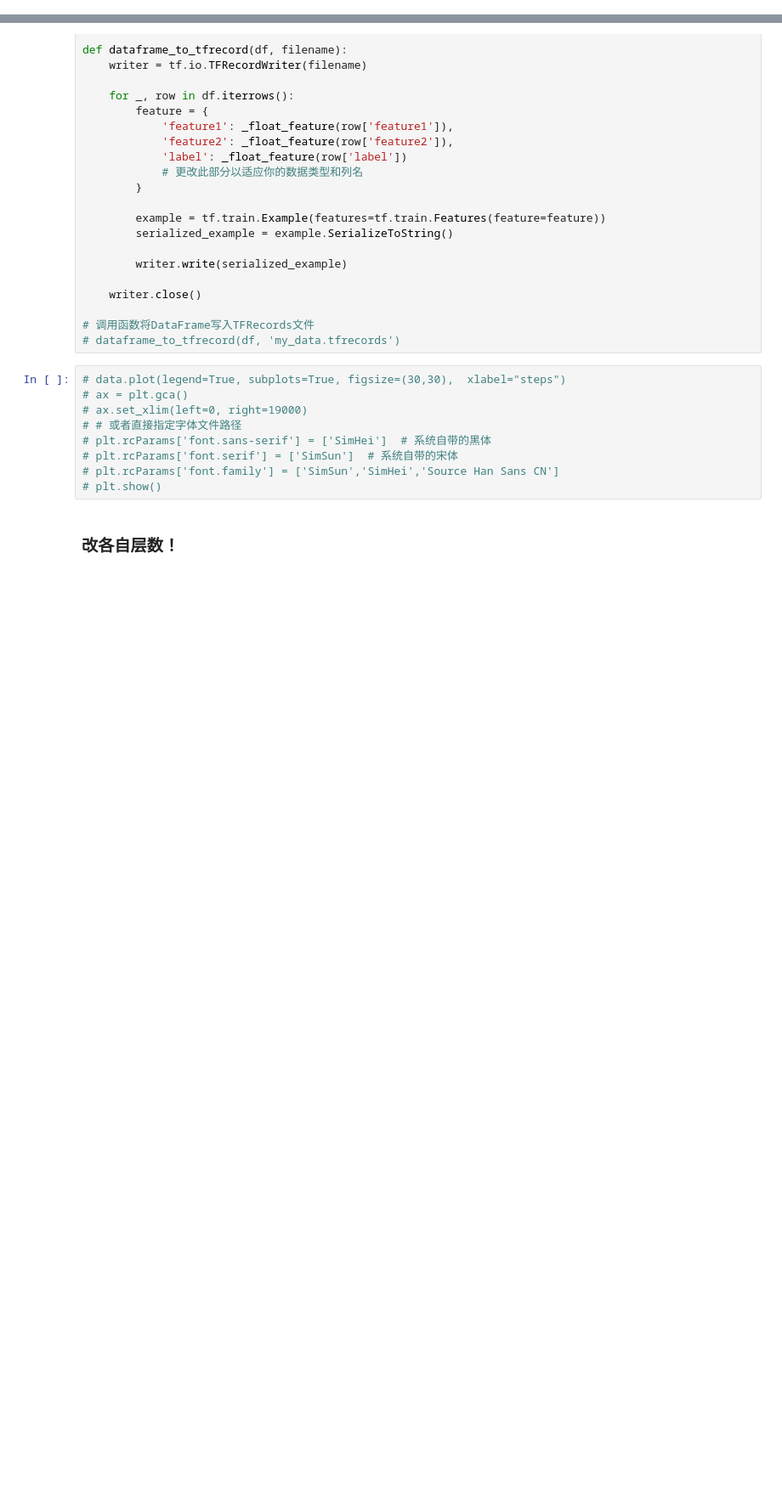
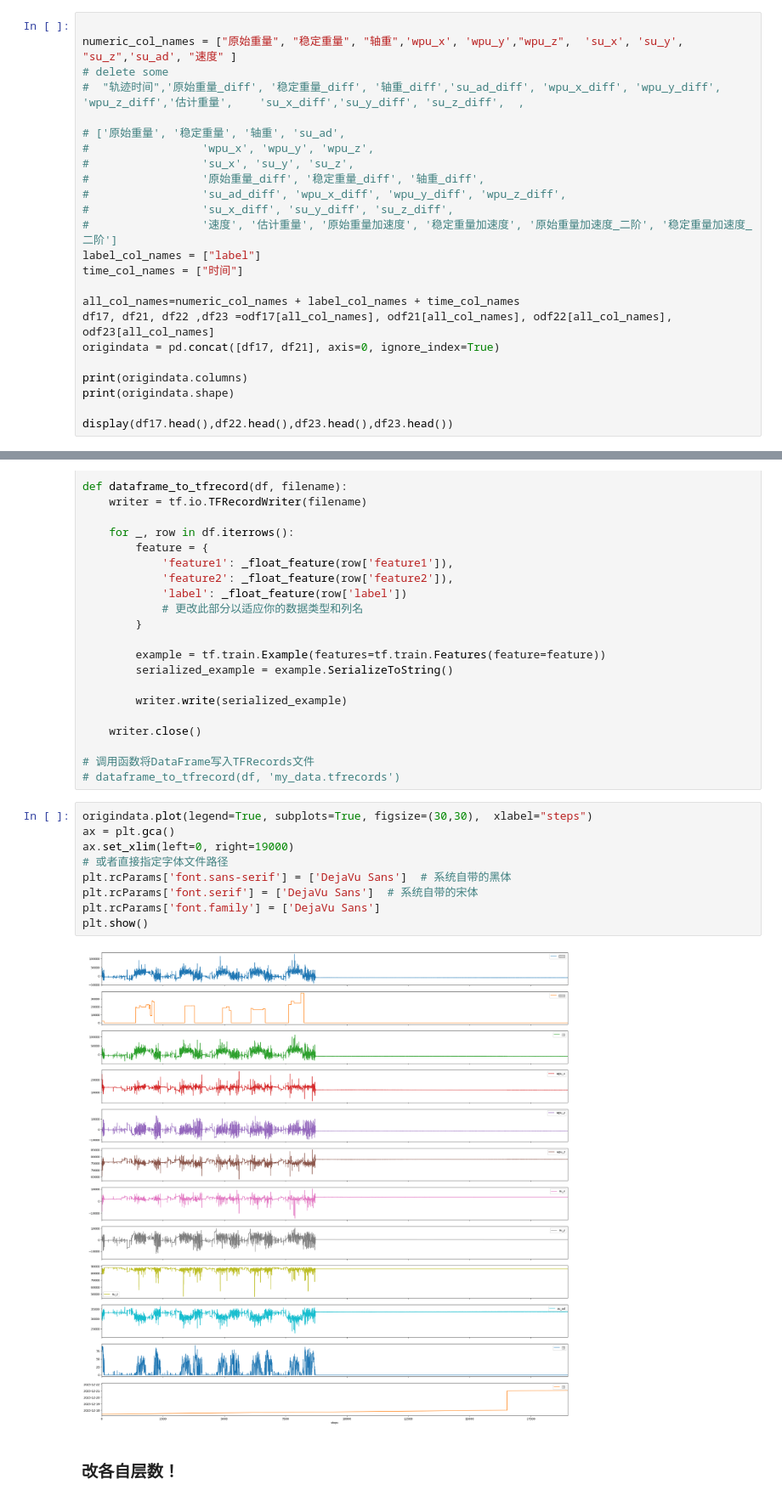
Before and after one commit to ainiubility/CNN-LSTM-Attention, a Jupyter notebook: C_L_A_train_test.ipynb, the cells around one changed output, grey strips where cells are left out. Shown at 85% size. Saved outputs shown, nothing was run; the diff lists cells and outputs as text; blank space fills up the shorter version.

```diff
--- a/C_L_A_train_test.ipynb
+++ b/C_L_A_train_test.ipynb
@@ -159,0 +156,24 @@ df23 = read_data("./data/data_23.xlsx")
+# %%
+
+numeric_col_names = ["原始重量", "稳定重量", "轴重",'wpu_x', 'wpu_y',"wpu_z",  'su_x', 'su_y', "su_z",'su_ad', "速度" ]
+# delete some
+#  "轨迹时间",'原始重量_diff', '稳定重量_diff', '轴重_diff','su_ad_diff', 'wpu_x_diff', 'wpu_y_diff', 'wpu_z_diff','估计重量',    'su_x_diff','su_y_diff', 'su_z_diff',  ,
+
+# ['原始重量', '稳定重量', '轴重', 'su_ad',
+#                 'wpu_x', 'wpu_y', 'wpu_z',
+#                 'su_x', 'su_y', 'su_z',
+#                 '原始重量_diff', '稳定重量_diff', '轴重_diff',
+#                 'su_ad_diff', 'wpu_x_diff', 'wpu_y_diff', 'wpu_z_diff',
+#                 'su_x_diff', 'su_y_diff', 'su_z_diff',
+#                 '速度', '估计重量', '原始重量加速度', '稳定重量加速度', '原始重量加速度_二阶', '稳定重量加速度_二阶']
+label_col_names = ["label"]
+time_col_names = ["时间"]
+
+all_col_names=numeric_col_names + label_col_names + time_col_names
+df17, df21, df22 ,df23 =odf17[all_col_names], odf21[all_col_names], odf22[all_col_names], odf23[all_col_names]
+origindata = pd.concat([df17, df21], axis=0, ignore_index=True)
+
+print(origindata.columns)
+print(origindata.shape)
+
+display(df17.head(),df22.head(),df23.head(),df23.head())
@@ -192,14 +241,16 @@ def dataframe_to_tfrecord(df, filename):
 # 调用函数将DataFrame写入TFRecords文件
 # dataframe_to_tfrecord(df, 'my_data.tfrecords')
 # %%
-# data.plot(legend=True, subplots=True, figsize=(30,30),  xlabel="steps")
-# ax = plt.gca()
-# ax.set_xlim(left=0, right=19000)
-# # 或者直接指定字体文件路径
-# plt.rcParams['font.sans-serif'] = ['SimHei']  # 系统自带的黑体
-# plt.rcParams['font.serif'] = ['SimSun']  # 系统自带的宋体
-# plt.rcParams['font.family'] = ['SimSun','SimHei','Source Han Sans CN']
-# plt.show()
+origindata.plot(legend=True, subplots=True, figsize=(30,30),  xlabel="steps")
+ax = plt.gca()
+ax.set_xlim(left=0, right=19000)
+# 或者直接指定字体文件路径
+plt.rcParams['font.sans-serif'] = ['DejaVu Sans']  # 系统自带的黑体
+plt.rcParams['font.serif'] = ['DejaVu Sans']  # 系统自带的宋体
+plt.rcParams['font.family'] = ['DejaVu Sans']
+plt.show()
+# %% [output]
+[figure, added]
 # %% [markdown]
 ### 改各自层数！
 # %%
```
Also changed, not shown: parts of 28 cells of this notebook, 10 other files.
